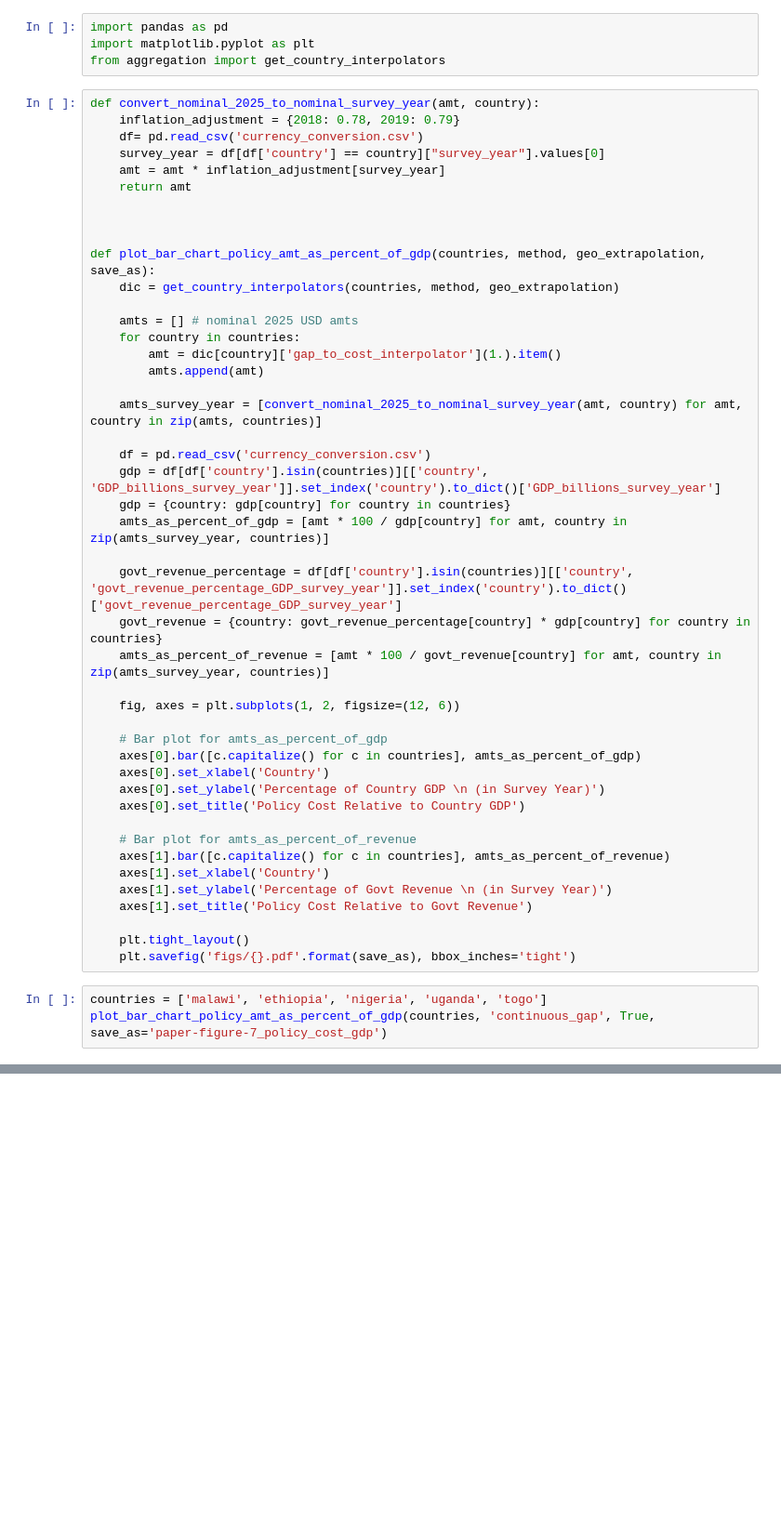
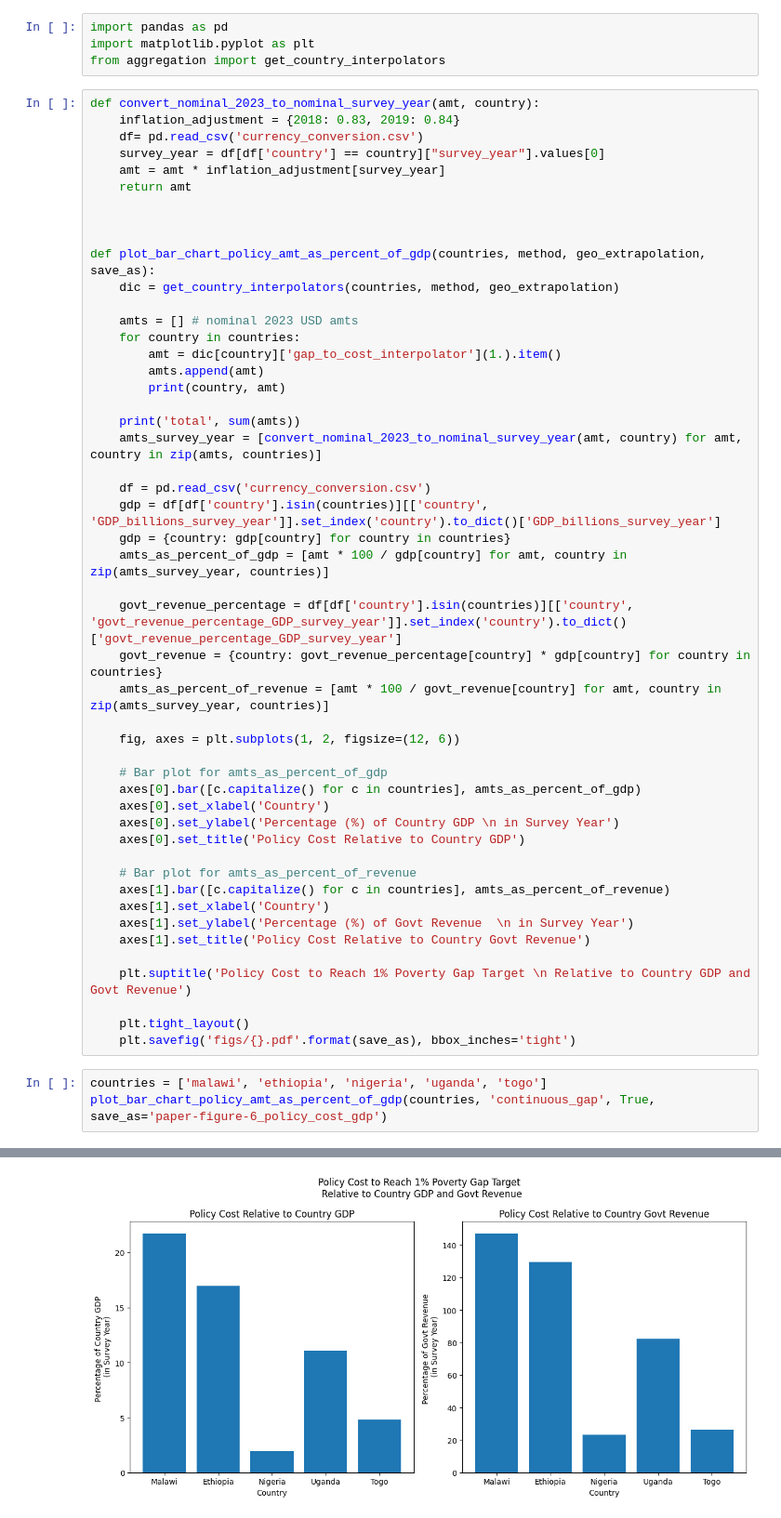
Before and after one commit to roshni714/poverty, a Jupyter notebook: dry_run/learn/paper-figure-6-gdp-plots.ipynb, the cells around one changed output, grey strips where cells are left out. Shown: that part at 93% size. Drawn from its saved outputs; the diff is of its cells as text; blank space fills up the shorter version.

Commit message:
paper numbers in text and plotting code

```diff
--- a/dry_run/learn/paper-figure-6-gdp-plots.ipynb
+++ b/dry_run/learn/paper-figure-6-gdp-plots.ipynb
@@ -3,8 +3,8 @@ import pandas as pd
 import matplotlib.pyplot as plt
 from aggregation import get_country_interpolators
 # %%
-def convert_nominal_2025_to_nominal_survey_year(amt, country):
-    inflation_adjustment = {2018: 0.78, 2019: 0.79}
+def convert_nominal_2023_to_nominal_survey_year(amt, country):
+    inflation_adjustment = {2018: 0.83, 2019: 0.84}
     df= pd.read_csv('currency_conversion.csv')
     survey_year = df[df['country'] == country]["survey_year"].values[0]
     amt = amt * inflation_adjustment[survey_year]
@@ -15,12 +15,14 @@ def convert_nominal_2025_to_nominal_survey_year(amt, country):
 def plot_bar_chart_policy_amt_as_percent_of_gdp(countries, method, geo_extrapolation, save_as):
     dic = get_country_interpolators(countries, method, geo_extrapolation)
 
-    amts = [] # nominal 2025 USD amts
+    amts = [] # nominal 2023 USD amts
     for country in countries:
         amt = dic[country]['gap_to_cost_interpolator'](1.).item()
         amts.append(amt)
+        print(country, amt)
 
-    amts_survey_year = [convert_nominal_2025_to_nominal_survey_year(amt, country) for amt, country in zip(amts, countries)]
+    print('total', sum(amts))
+    amts_survey_year = [convert_nominal_2023_to_nominal_survey_year(amt, country) for amt, country in zip(amts, countries)]
 
     df = pd.read_csv('currency_conversion.csv')
     gdp = df[df['country'].isin(countries)][['country', 'GDP_billions_survey_year']].set_index('country').to_dict()['GDP_billions_survey_year']
@@ -36,18 +38,20 @@ def plot_bar_chart_policy_amt_as_percent_of_gdp(countries, method, geo_extrapola
     # Bar plot for amts_as_percent_of_gdp
     axes[0].bar([c.capitalize() for c in countries], amts_as_percent_of_gdp)
     axes[0].set_xlabel('Country')
-    axes[0].set_ylabel('Percentage of Country GDP \n (in Survey Year)')
+    axes[0].set_ylabel('Percentage (%) of Country GDP \n in Survey Year')
     axes[0].set_title('Policy Cost Relative to Country GDP')
 
     # Bar plot for amts_as_percent_of_revenue
     axes[1].bar([c.capitalize() for c in countries], amts_as_percent_of_revenue)
     axes[1].set_xlabel('Country')
-    axes[1].set_ylabel('Percentage of Govt Revenue \n (in Survey Year)')
-    axes[1].set_title('Policy Cost Relative to Govt Revenue')
+    axes[1].set_ylabel('Percentage (%) of Govt Revenue  \n in Survey Year')
+    axes[1].set_title('Policy Cost Relative to Country Govt Revenue')
+
+    plt.suptitle('Policy Cost to Reach 1% Poverty Gap Target \n Relative to Country GDP and Govt Revenue')
 
     plt.tight_layout()
     plt.savefig('figs/{}.pdf'.format(save_as), bbox_inches='tight')
 # %%
 countries = ['malawi', 'ethiopia', 'nigeria', 'uganda', 'togo']
-plot_bar_chart_policy_amt_as_percent_of_gdp(countries, 'continuous_gap', True, save_as='paper-figure-7_policy_cost_gdp')
+plot_bar_chart_policy_amt_as_percent_of_gdp(countries, 'continuous_gap', True, save_as='paper-figure-6_policy_cost_gdp')
 # %% [output]
@@ -54,0 +64 @@ KeyError: "['country_govt'] not in index"
+[figure, added]
```
Also changed, not shown: parts of 1 cell of this notebook, 4 other files.
